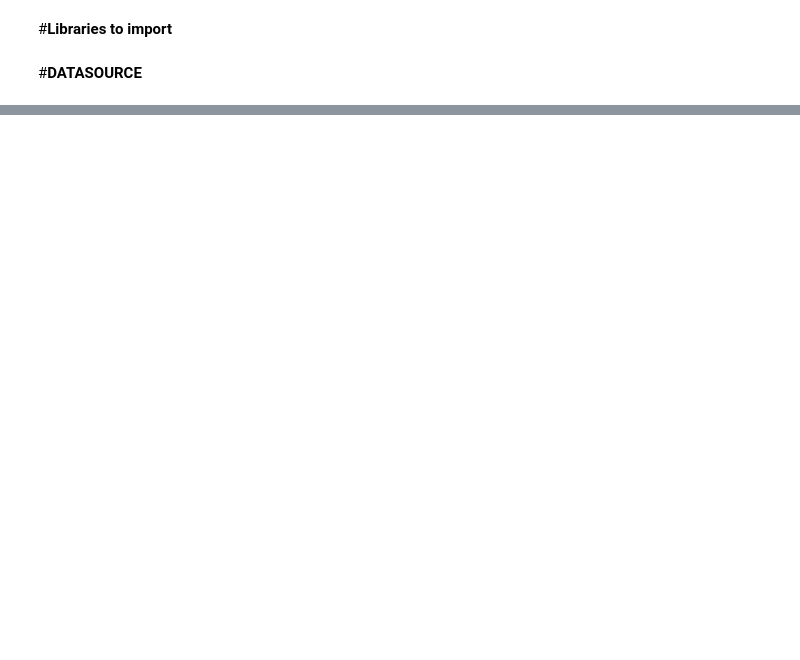
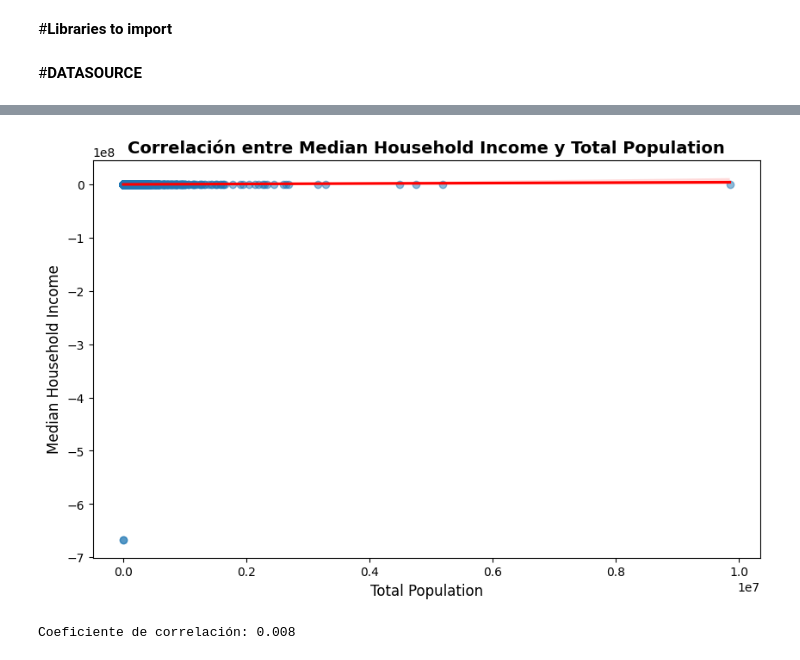
Before and after one commit to fergarcat/eda-usa-income, a Jupyter notebook: EDA_USA_Urban_Rural_Income.ipynb, the cells around one changed output, grey strips where cells are left out. Drawn from its saved outputs; the diff is of its cells as text; code cells hidden in the pictures; blank space fills up the shorter version.

```diff
--- a/EDA_USA_Urban_Rural_Income.ipynb
+++ b/EDA_USA_Urban_Rural_Income.ipynb
@@ -312,0 +344,24 @@ df2.head()
+# %%
+
+
+# Verificar que los valores sean numéricos y eliminar NaN
+df_filtered = df[['Median Household Income', 'Total Population']].dropna()
+
+# Crear el gráfico de dispersión con línea de tendencia
+plt.figure(figsize=(10, 6))
+sns.regplot(x='Total Population', y='Median Household Income', data=df_filtered, scatter_kws={'alpha': 0.5}, line_kws={'color': 'red'})
+
+# Mejorar los títulos
+plt.title("Correlación entre Median Household Income y Total Population", fontsize=14, fontweight="bold")
+plt.xlabel("Total Population", fontsize=12)
+plt.ylabel("Median Household Income", fontsize=12)
+
+# Mostrar el gráfico
+plt.show()
+
+# Mostrar la correlación numérica
+correlation = df_filtered.corr().loc['Total Population', 'Median Household Income']
+print(f"Coeficiente de correlación: {correlation:.3f}")
+# %% [output]
+[figure, added]
+Coeficiente de correlación: 0.008
```
Also changed, not shown: parts of 43 cells of this notebook.
